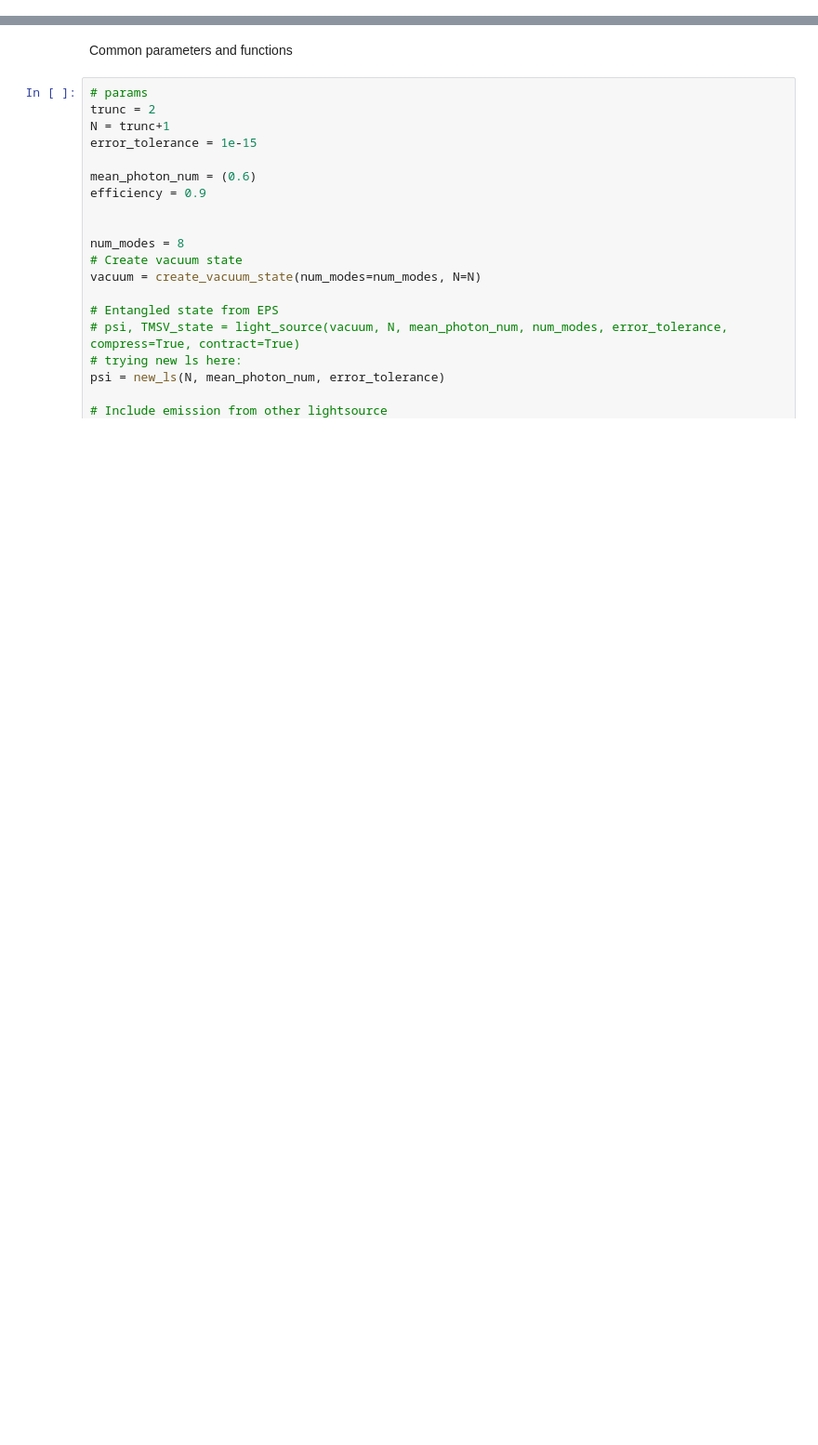
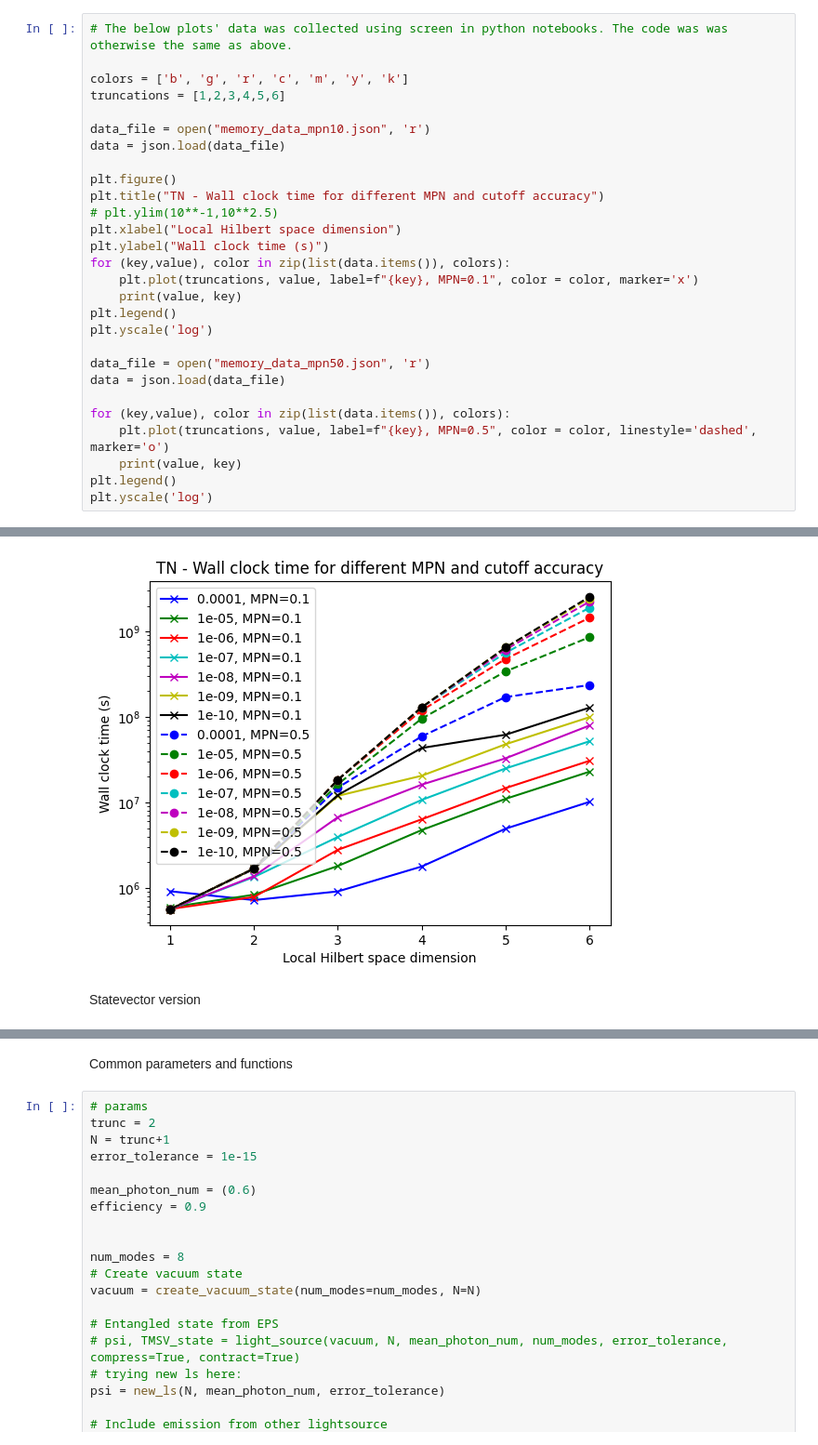
Before and after one commit to sequence-toolbox/SeQUeNCe, a Jupyter notebook: sequence_projects/swap_files/TN_swapping_memory_analysis.ipynb, the cells around one changed output, grey strips where cells are left out. Shown at 93% size. Saved outputs shown, nothing was run; the diff lists cells and outputs as text; blank space fills up the shorter version.

```diff
--- a/sequence_projects/TN_swapping_direct.ipynb
+++ b/sequence_projects/swap_files/TN_swapping_memory_analysis.ipynb
@@ -567,0 +108,29 @@ def plot_coincidences(coincidence, idler_angles, signal_angles, title = ''):
+# %%
+# The below plots' data was collected using screen in python notebooks. The code was was otherwise the same as above.
+
+colors = ['b', 'g', 'r', 'c', 'm', 'y', 'k']
+truncations = [1,2,3,4,5,6]
+
+data_file = open("memory_data_mpn10.json", 'r')
+data = json.load(data_file)
+
+plt.figure()
+plt.title("TN - Wall clock time for different MPN and cutoff accuracy")
+# plt.ylim(10**-1,10**2.5)
+plt.xlabel("Local Hilbert space dimension")
+plt.ylabel("Wall clock time (s)")
+for (key,value), color in zip(list(data.items()), colors):
+    plt.plot(truncations, value, label=f"{key}, MPN=0.1", color = color, marker='x')
+    print(value, key)
+plt.legend()
+plt.yscale('log')
+
+data_file = open("memory_data_mpn50.json", 'r')
+data = json.load(data_file)
+
+for (key,value), color in zip(list(data.items()), colors):
+    plt.plot(truncations, value, label=f"{key}, MPN=0.5", color = color, linestyle='dashed', marker='o')
+    print(value, key)
+plt.legend()
+plt.yscale('log')
+# %% [output]
@@ -567,0 +151,3 @@ def plot_coincidences(coincidence, idler_angles, signal_angles, title = ''):
+[figure, added]
+# %% [markdown]
+Statevector version
```
Also changed, not shown: parts of 28 cells of this notebook, 35 other files.
